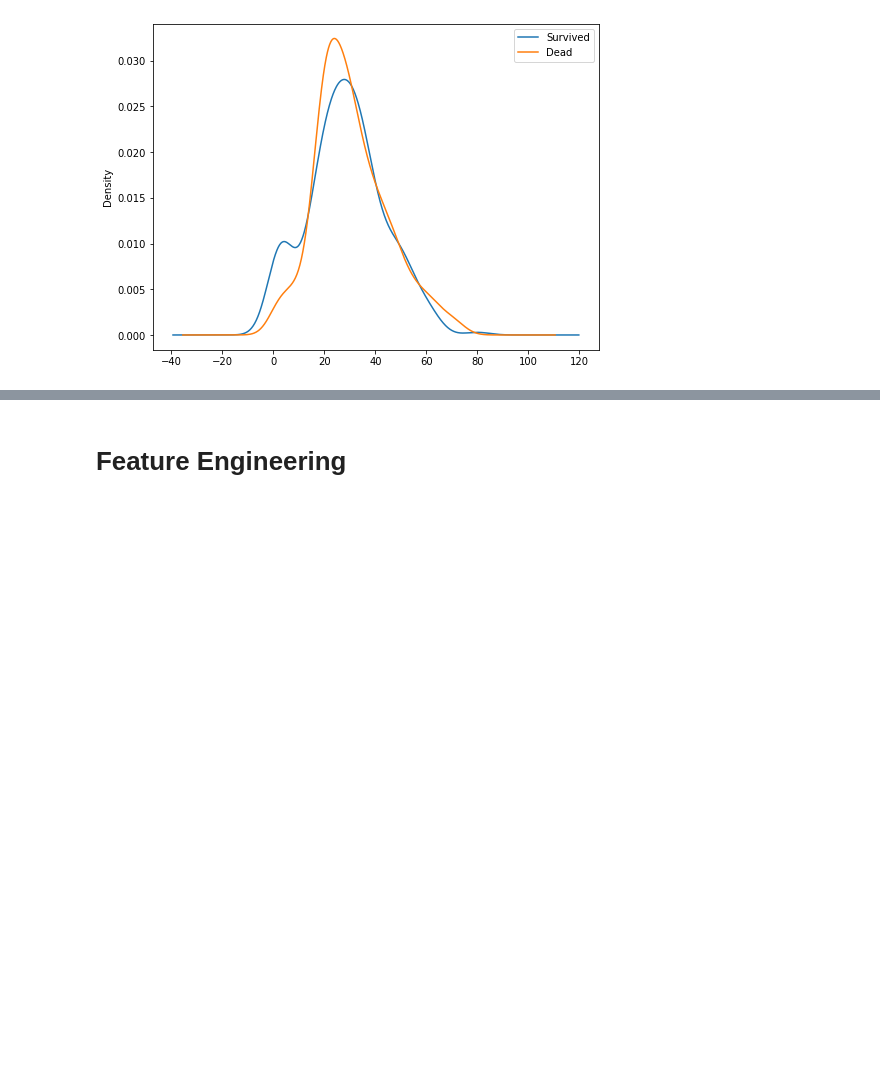
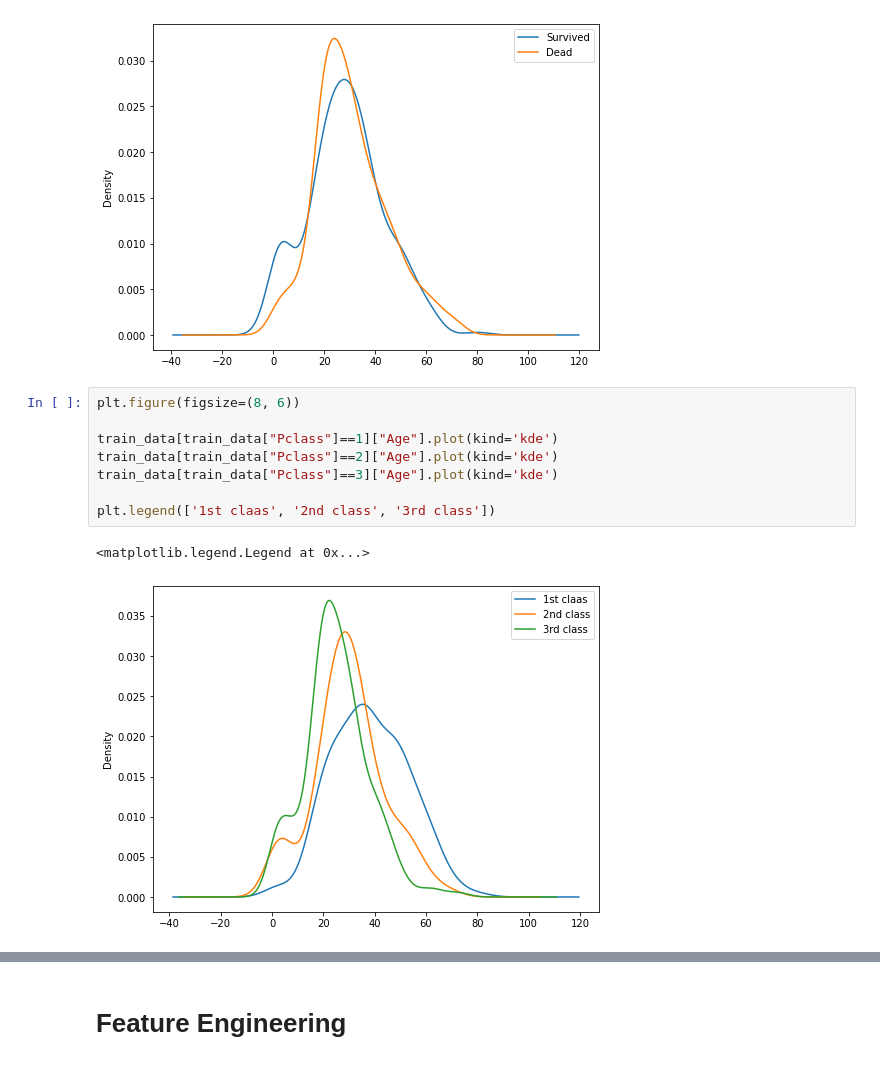
Before and after one commit to choiking10/kaggle-competition, a Jupyter notebook: Titanic.ipynb, the cells around one changed output, grey strips where cells are left out. Cells and saved outputs as stored; diff of their text form; blank space fills up the shorter version.

```diff
--- a/Titanic.ipynb
+++ b/Titanic.ipynb
@@ -206,3 +220,14 @@ plt.legend(['Survived', 'Dead'])
 # %% [output]
 <matplotlib.legend.Legend at 0x...>
 [figure]
+# %%
+plt.figure(figsize=(8, 6))
+
+train_data[train_data["Pclass"]==1]["Age"].plot(kind='kde')
+train_data[train_data["Pclass"]==2]["Age"].plot(kind='kde')
+train_data[train_data["Pclass"]==3]["Age"].plot(kind='kde')
+
+plt.legend(['1st claas', '2nd class', '3rd class'])
+# %% [output]
+<matplotlib.legend.Legend at 0x...>
+[figure, added]
```
Also changed, not shown: parts of 10 cells of this notebook.
